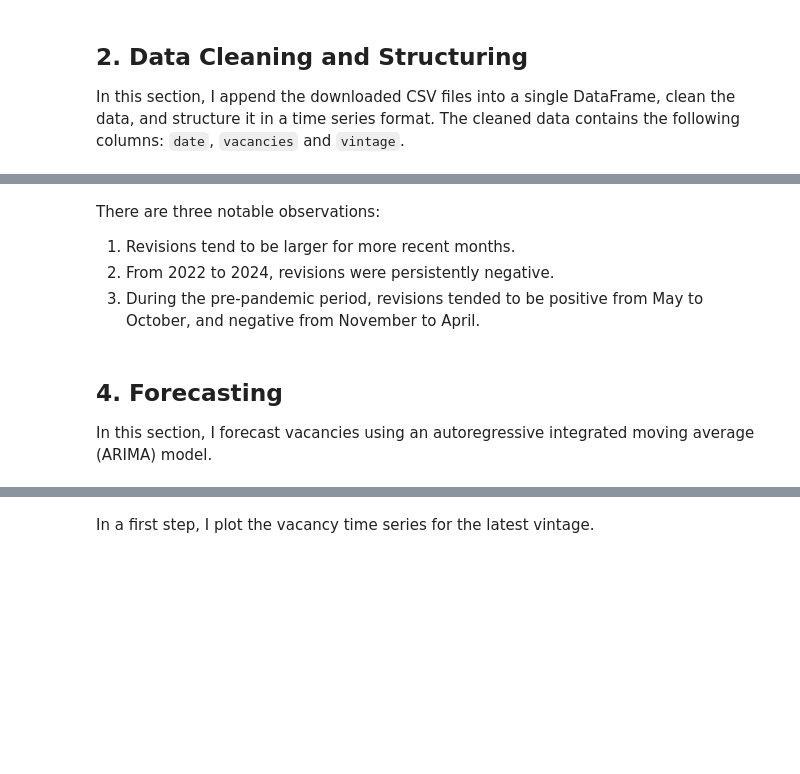
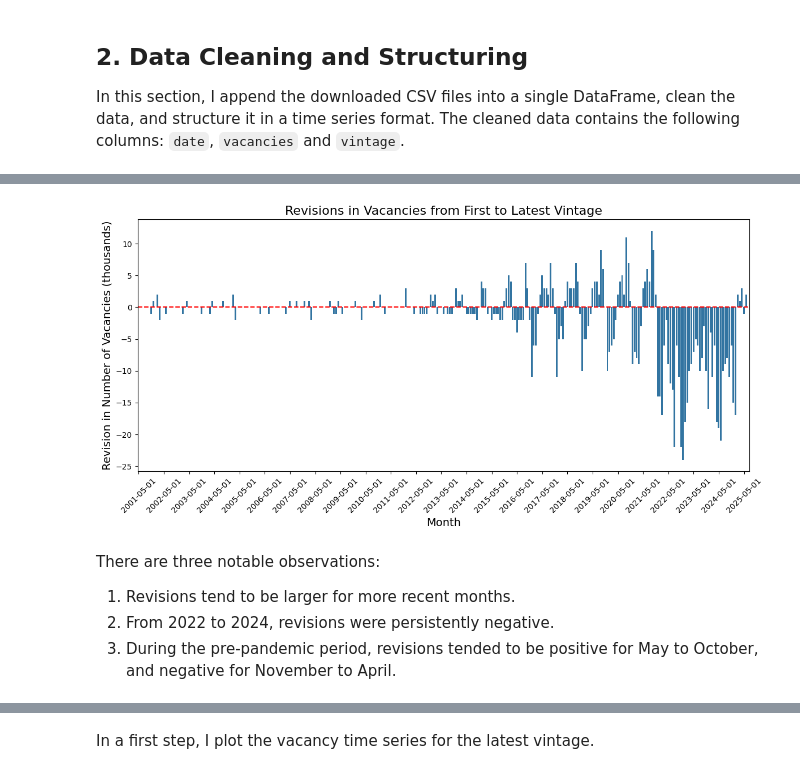
Before and after one commit to nurikhayal/vacancies, a Jupyter notebook: pipeline.ipynb, the cells around one changed output, grey strips where cells are left out. Cells and saved outputs as stored; diff of their text form; code cells hidden in the pictures; blank space fills up the shorter version.

```diff
--- a/pipeline.ipynb
+++ b/pipeline.ipynb
@@ -117,36 +131,49 @@ df_pivot = df.pivot_table(index='date', columns='vintage', values='vacancies')
 # Sort columns by vintage date
 df_pivot = df_pivot.reindex(sorted(df_pivot.columns), axis=1)
 
-# Calculate the revision from first vintage that does not have a non-missing value to latest vintage
+# Calculate the revision from first vintage that does not have a missing value to latest vintage
 def calculate_revision(row):
+    """
+    Calculate the magnitude of revisions across months.
+
+    The function computes the difference between the most recent valid value
+    in the row and the first valid value. If there are no valid values
+    in the row, it returns NaN.
+
+    Parameters:
+    row (pd.Series): A pandas Series representing a row of data.
+
+    Returns:
+    float or np.nan: The difference between the last valid value and
+    the first valid value, or NaN if no valid values exist.
+    """
     first_valid_index = row.first_valid_index()
     if first_valid_index is not None:
         return row.iloc[-1] - row[first_valid_index]
     else:
         return np.nan
 
+# Apply the function to each row of the pivoted dataframe
 df_pivot['revision'] = df_pivot.apply(calculate_revision, axis=1)
-
 
 # Sort the data by date
 df_pivot = df_pivot.sort_values(by='date')
 # %%
 # Plot the revisions
 plt.figure(figsize=(12, 6))
-sns.barplot(data=df_pivot, x='date', y='revision', palette='viridis')
+sns.barplot(data=df_pivot, x='date', y='revision')
 plt.title('Revisions in Vacancies from First to Latest Vintage', size = 16)
 plt.xlabel('Month', size = 14)
 plt.ylabel('Revision in Number of Vacancies (thousands)', size = 14)
 plt.xticks(ticks=plt.gca().get_xticks()[::12], rotation = 45)
 plt.axhline(0, color='red', linestyle='--')
 plt.tight_layout()
+plt.savefig("output/vacancies_revisions.png")
 plt.show()
+# %% [output]
+[figure, added]
 # %% [markdown]
 There are three notable observations:
 1) Revisions tend to be larger for more recent months.
 2) From 2022 to 2024, revisions were persistently negative.
-3) During the pre-pandemic period, revisions tended to be positive from May to October, and negative from November to April.
+3) During the pre-pandemic period, revisions tended to be positive for May to October, and negative for November to April.
-# %% [markdown]
-## 4. Forecasting
-
-In  this section, I forecast vacancies using an autoregressive integrated moving average (ARIMA) model.
```
Also changed, not shown: parts of 14 cells of this notebook, 3 other files.
